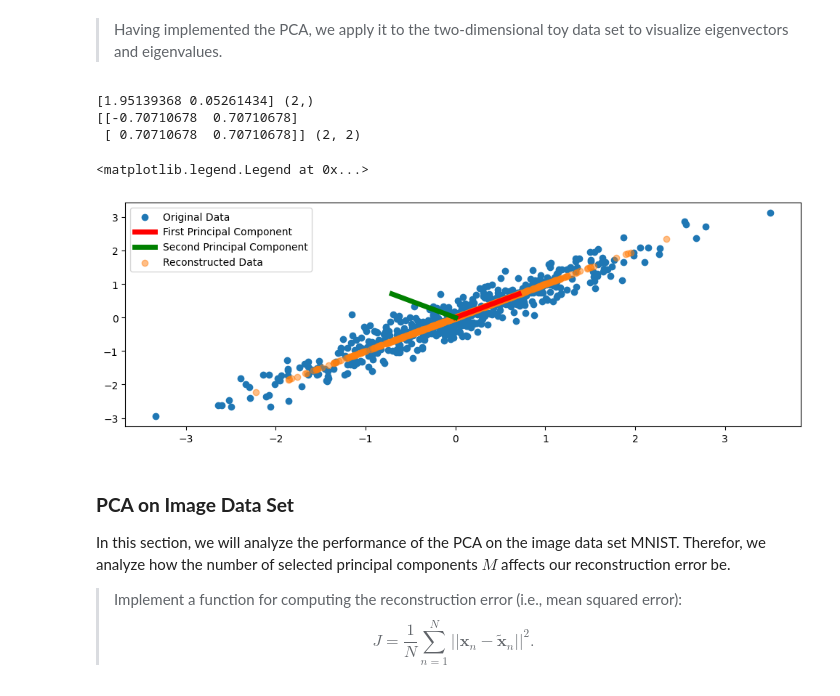
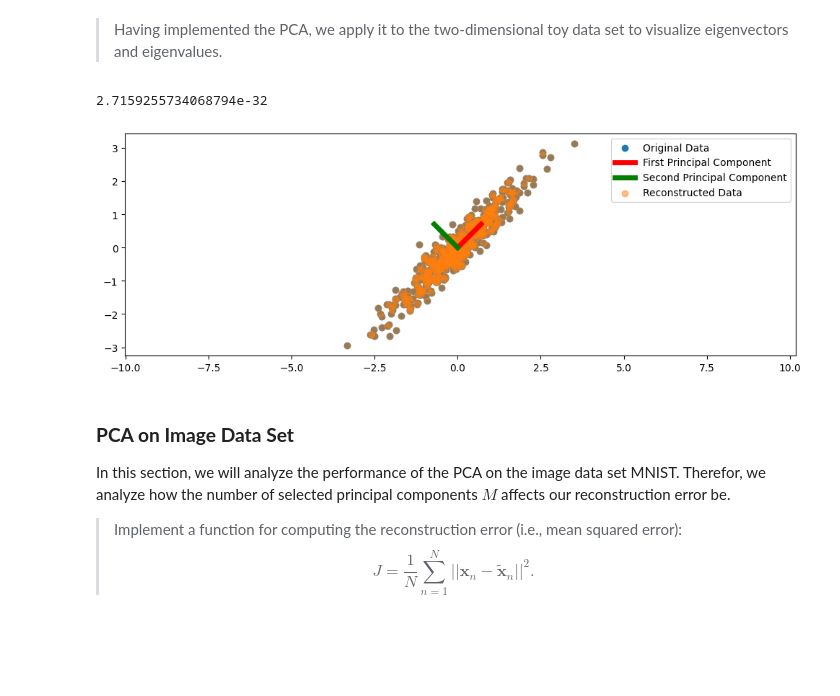
Before and after one commit to KlaraGtknst/PatRec2_SoSe24, a Jupyter notebook: 09_PCA.ipynb, the cells around one changed output. Saved outputs shown, nothing was run; the diff lists cells and outputs as text; code cells hidden in the pictures; blank space fills up the shorter version.

```diff
--- a/09_PCA.ipynb
+++ b/09_PCA.ipynb
@@ -167,7 +167,7 @@ class PCA:
         # self.scaler.fit(X)
         # X_scaled = self.scaler.transform(X)
         mean = np.mean(X, axis=0)
-        cov_matr = (X - mean).T.dot((X - mean)) / (X.shape[0]-1)
+        cov_matr = (X - mean).T.dot((X - mean)) / (X.shape[0] - 1)
         self.eigenvalues, self.eigenvectors = np.linalg.eigh(cov_matr)
         idx = self.eigenvalues.argsort()[::-1]  # biggest eigenvalues first
         self.eigenvalues = self.eigenvalues[idx]
@@ -189,8 +189,7 @@ class PCA:
         """
         X_scaled = X#self.scaler.transform(X)
         mean = np.mean(X_scaled, axis=0)
-        return np.array([mean + np.sum([(x.T @ self.eigenvectors[i] - mean.T @ self.eigenvectors[i]) * self.eigenvectors[i] \
-                                        for i in range(self.M)], axis=0) for x in X_scaled])
+        return np.array([[(x.T @ self.eigenvectors[i]) for i in range(self.M)] for x in X_scaled])
 
 
     def inverse_transform(self, Z):
@@ -203,7 +202,14 @@ class PCA:
         Returns:
             Re-transformed samples in the input space.
         """
-        return np.array([np.sum([z[i] * self.eigenvectors[i] for i in range(self.M)], axis=0) for z in Z])
+        if(len(Z.shape) == 1):
+            Z = Z.reshape(-1, 1)
+
+        res = []
+        for z in Z:
+            res.append(np.sum([z[i] * self.eigenvectors[i] for i in range(self.M)], axis=0))
+        return np.array(res)
+        return np.array([np.sum([z[i] * self.eigenvectors[i] for i in range(self.M)], axis=0) for z in Z])  # fixme
 
     def _determine_M(self):
         """Determine number of finally selected components."""
@@ -216,25 +222,26 @@ class PCA:
 > Having implemented the PCA, we apply it to the two-dimensional toy data set to visualize eigenvectors and eigenvalues.
 # %%
 # Apply PCA to toy data set.
-pca = PCA(n_components=1)
+pca = PCA(n_components=2)   #1
 pca.fit(X_toy_scaled)
 X_toy_pca = pca.transform(X_toy_scaled)
 X_toy_reconstructed = pca.inverse_transform(X_toy_pca)
+#print(X_toy_reconstructed, X_toy_reconstructed.shape)
 
 plt.figure(figsize=(12, 4))
 plt.scatter(X_toy_scaled[:, 0], X_toy_scaled[:, 1], label='Original Data')
 # Plot the first principal component.
 plt.plot([0, pca.eigenvectors[0, 0]], [0, pca.eigenvectors[0, 1]], color='red', lw=5, label='First Principal Component')
 #plot the second principal component
 plt.plot([0, pca.eigenvectors[1, 0]], [0, pca.eigenvectors[1, 1]], color='green', lw=5, label='Second Principal Component')
 plt.scatter(X_toy_reconstructed[:, 0], X_toy_reconstructed[:, 1], label='Reconstructed Data', alpha=0.5)
 plt.legend()
+plt.axis('equal')
+
+print(np.mean((X_toy_scaled - X_toy_reconstructed) ** 2))
 # %% [output]
-[1.95139368 0.05261434] (2,)
-[[-0.70710678  0.70710678]
- [ 0.70710678  0.70710678]] (2, 2)
+2.7159255734068794e-32
-<matplotlib.legend.Legend at 0x...>
-[figure, old version]
+[figure, new version]
 # %% [markdown]
 ### **PCA on Image Data Set** <a class="anchor" id="pca-on-image-data-set"></a>
 
```
Also changed, not shown: parts of 2 cells of this notebook.
